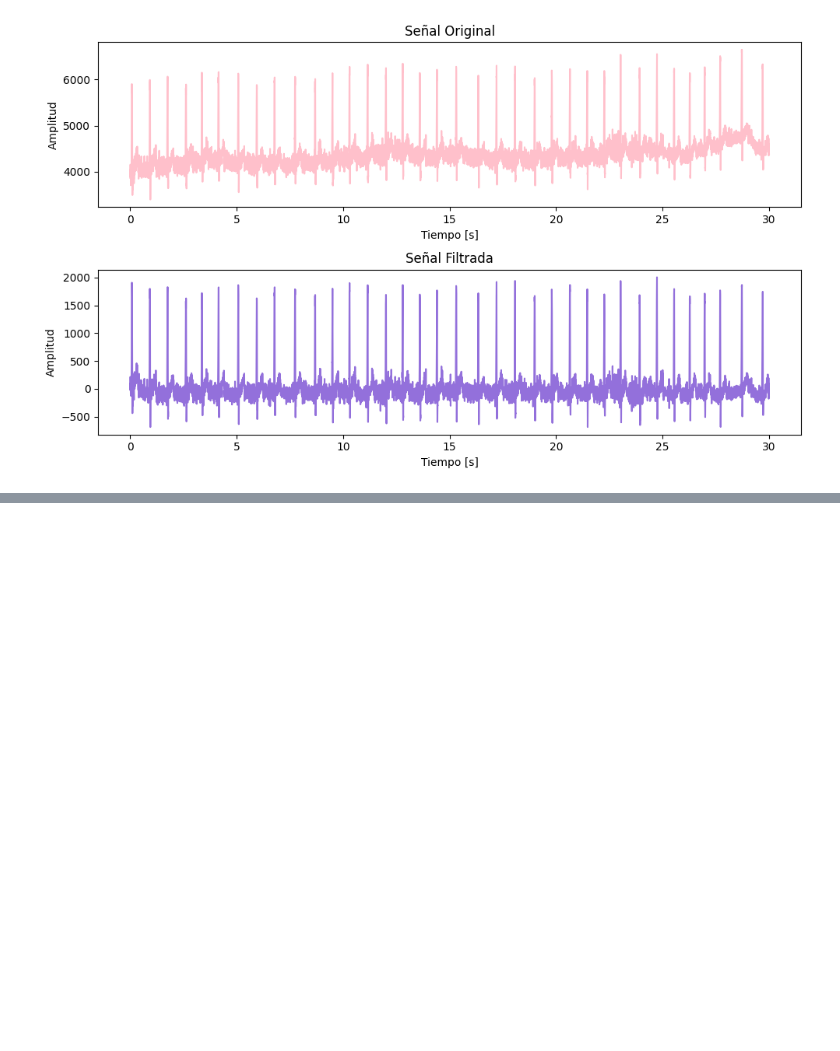
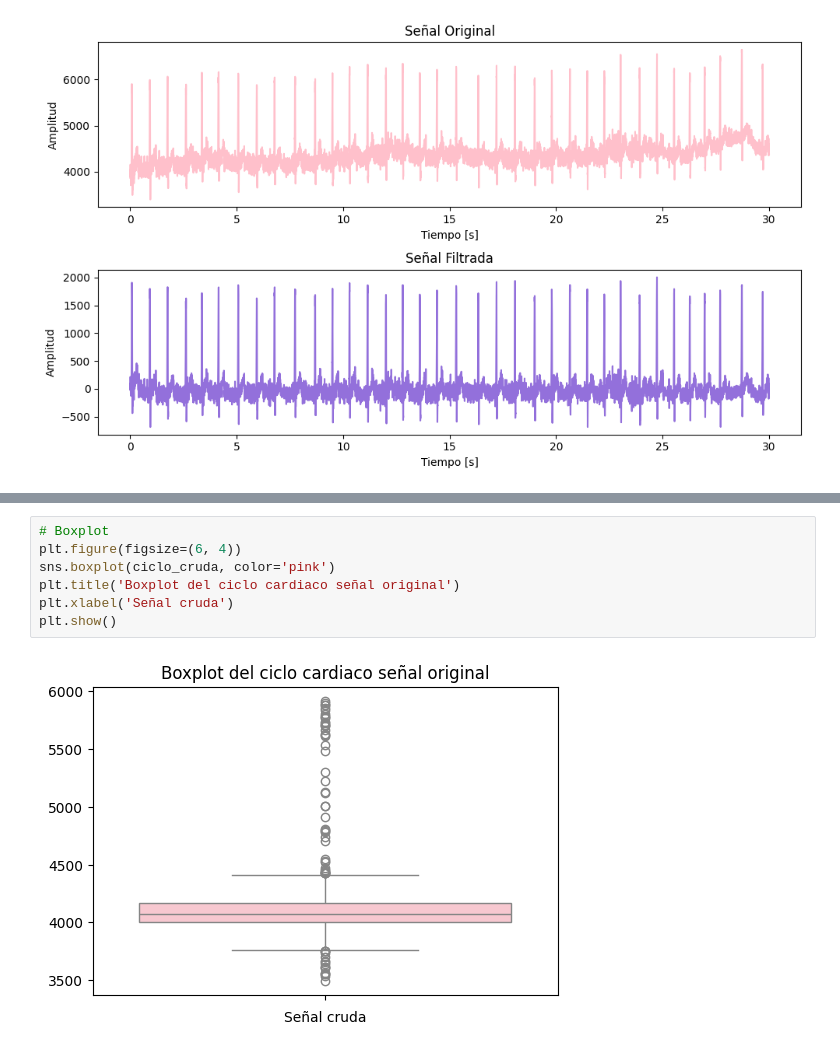
Before and after one commit to isaBedoyao/Biosignals, a Jupyter notebook: PRÁCTICA 3/P3_ECG_AntoniaYepes_IsabellaBedoya.ipynb, the cells around one changed output, grey strips where cells are left out. Saved outputs shown, nothing was run; the diff lists cells and outputs as text; blank space fills up the shorter version.

```diff
--- a/PRÁCTICA 3/P3_ECG_AntoniaYepes_IsabellaBedoya.ipynb
+++ b/PRÁCTICA 3/P3_ECG_AntoniaYepes_IsabellaBedoya.ipynb
@@ -70,0 +125,9 @@ Se observa un desplazamiento (offset) en la señal original, junto con una mayor
+# %%
+# Boxplot
+plt.figure(figsize=(6, 4))
+sns.boxplot(ciclo_cruda, color='pink')
+plt.title('Boxplot del ciclo cardiaco señal original')
+plt.xlabel('Señal cruda')
+plt.show()
+# %% [output]
+[figure, added]
```
Also changed, not shown: parts of 49 cells of this notebook.
